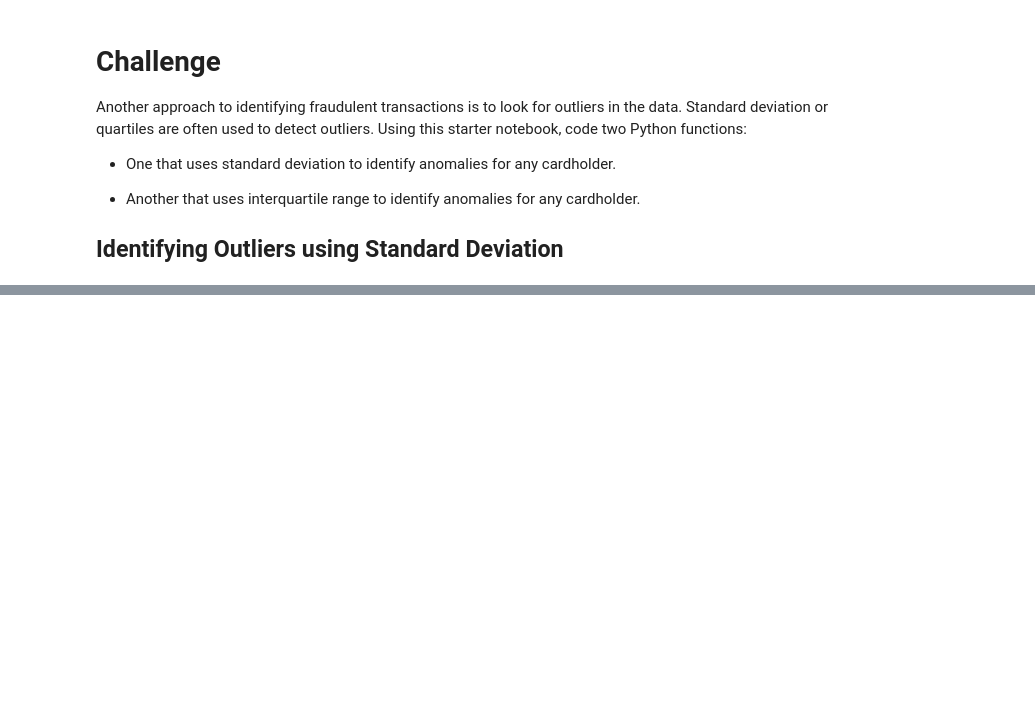
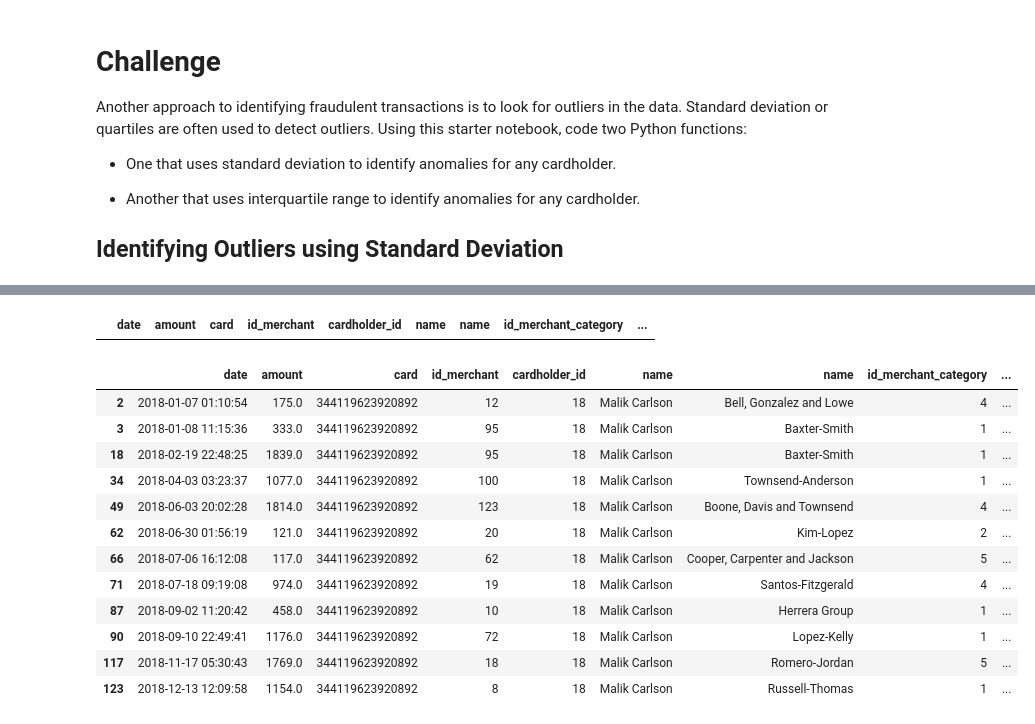
Before and after one commit to MontgomeryG/python-homework, a Jupyter notebook: Module 7 Challenge/Starter_Files/challenge.ipynb, the cells around one changed output, grey strips where cells are left out. Saved outputs shown, nothing was run; the diff lists cells and outputs as text; code cells hidden in the pictures; blank space fills up the shorter version.

```diff
--- a/Module 7 Challenge/Starter_Files/challenge.ipynb
+++ b/Module 7 Challenge/Starter_Files/challenge.ipynb
@@ -29,0 +712,54 @@ engine = create_engine("postgresql://postgres:postgres@localhost:5432/fraud_dete
+# %%
+# Cardholder 17
+query2 = """
+SELECT transaction_table.date, transaction_table.amount, transaction_table.card, transaction_table.id_merchant,
+credit_card_table.cardholder_id, card_holder_table.name, merchant_table.name, merchant_table.id_merchant_category,
+merchant_category_table.name
+FROM transaction_table
+JOIN merchant_table ON transaction_table.id_merchant = merchant_table.id
+JOIN merchant_category_table ON merchant_table.id_merchant_category = merchant_category_table.id
+JOIN credit_card_table ON transaction_table.card = credit_card_table.card
+JOIN card_holder_table ON credit_card_table.cardholder_id = card_holder_table.id
+WHERE card_holder_table.id = 17;
+        """
+cc_holder_transactions = pd.read_sql(query2, engine)
+
+outliers = find_outliers_iqr(cc_holder_transactions, 'amount')
+cc_holder_transactions['outliers'] = outliers
+outlier_rows = cc_holder_transactions[cc_holder_transactions['outliers'] == True]
+outlier_rows
+# %% [output]
+|  | date | amount | card | id_merchant | cardholder_id | name | name | id_merchant_category | ... |
+# %%
+# Cardholder 18
+query2 = """
+SELECT transaction_table.date, transaction_table.amount, transaction_table.card, transaction_table.id_merchant,
+credit_card_table.cardholder_id, card_holder_table.name, merchant_table.name, merchant_table.id_merchant_category,
+merchant_category_table.name
+FROM transaction_table
+JOIN merchant_table ON transaction_table.id_merchant = merchant_table.id
+JOIN merchant_category_table ON merchant_table.id_merchant_category = merchant_category_table.id
+JOIN credit_card_table ON transaction_table.card = credit_card_table.card
+JOIN card_holder_table ON credit_card_table.cardholder_id = card_holder_table.id
+WHERE card_holder_table.id = 18;
+        """
+cc_holder_transactions = pd.read_sql(query2, engine)
+
+outliers = find_outliers_iqr(cc_holder_transactions, 'amount')
+cc_holder_transactions['outliers'] = outliers
+outlier_rows = cc_holder_transactions[cc_holder_transactions['outliers'] == True]
+outlier_rows
+# %% [output]
+|  | date | amount | card | id_merchant | cardholder_id | name | name | id_merchant_category | ... |
+| 2 | 2018-01-07 01:10:54 | 175.0 | 344119623920892 | 12 | 18 | Malik Carlson | Bell, Gonzalez and Lowe | 4 | ... |
+| 3 | 2018-01-08 11:15:36 | 333.0 | 344119623920892 | 95 | 18 | Malik Carlson | Baxter-Smith | 1 | ... |
+| 18 | 2018-02-19 22:48:25 | 1839.0 | 344119623920892 | 95 | 18 | Malik Carlson | Baxter-Smith | 1 | ... |
+| 34 | 2018-04-03 03:23:37 | 1077.0 | 344119623920892 | 100 | 18 | Malik Carlson | Townsend-Anderson | 1 | ... |
+| 49 | 2018-06-03 20:02:28 | 1814.0 | 344119623920892 | 123 | 18 | Malik Carlson | Boone, Davis and Townsend | 4 | ... |
+| 62 | 2018-06-30 01:56:19 | 121.0 | 344119623920892 | 20 | 18 | Malik Carlson | Kim-Lopez | 2 | ... |
+| 66 | 2018-07-06 16:12:08 | 117.0 | 344119623920892 | 62 | 18 | Malik Carlson | Cooper, Carpenter and Jackson | 5 | ... |
+| 71 | 2018-07-18 09:19:08 | 974.0 | 344119623920892 | 19 | 18 | Malik Carlson | Santos-Fitzgerald | 4 | ... |
+| 87 | 2018-09-02 11:20:42 | 458.0 | 344119623920892 | 10 | 18 | Malik Carlson | Herrera Group | 1 | ... |
+| 90 | 2018-09-10 22:49:41 | 1176.0 | 344119623920892 | 72 | 18 | Malik Carlson | Lopez-Kelly | 1 | ... |
+| 117 | 2018-11-17 05:30:43 | 1769.0 | 344119623920892 | 18 | 18 | Malik Carlson | Romero-Jordan | 5 | ... |
+| 123 | 2018-12-13 12:09:58 | 1154.0 | 344119623920892 | 8 | 18 | Malik Carlson | Russell-Thomas | 1 | ... |
```
Also changed, not shown: parts of 46 cells of this notebook, 3 other files.
